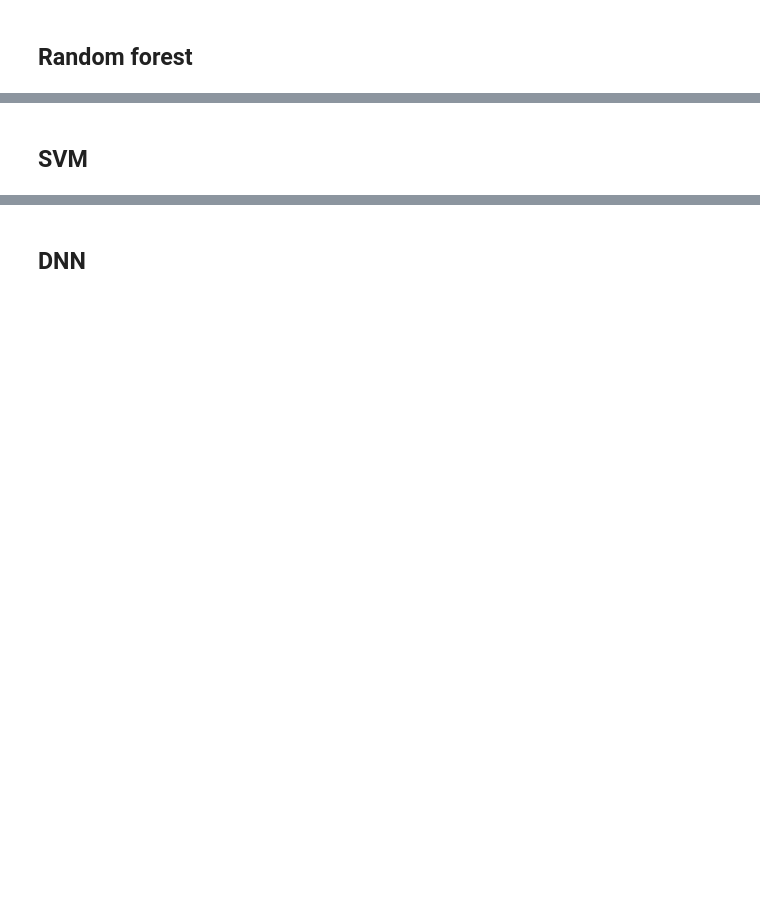
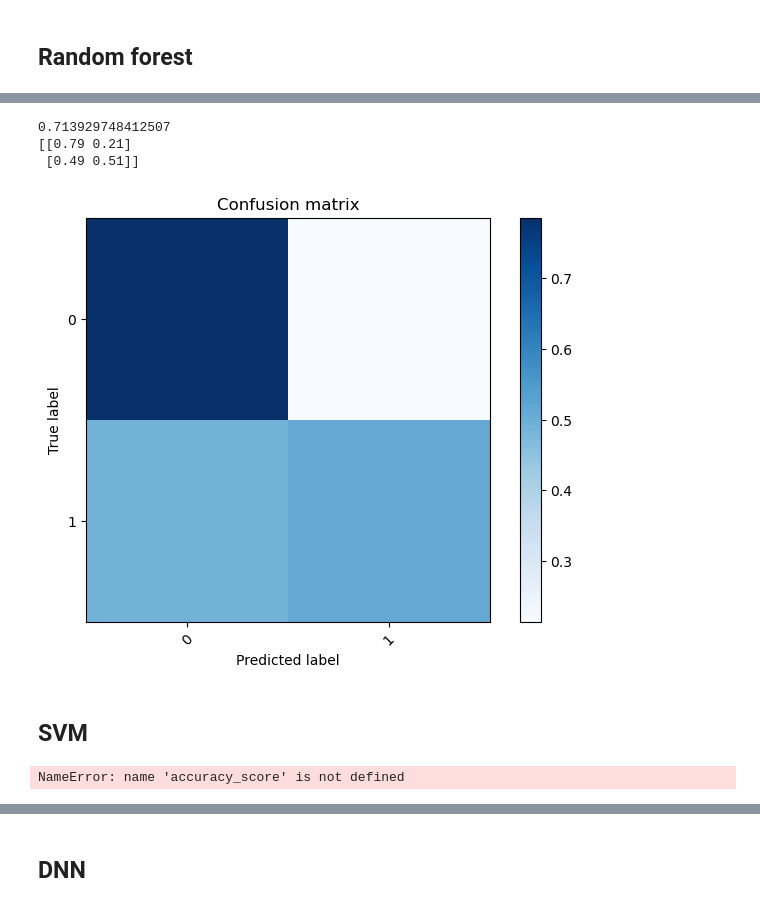
Before and after one commit to jbaezarh/Relational-ML, a Jupyter notebook: notebooks/2_ml_manual_feature_extraction.ipynb, the cells around one changed output, grey strips where cells are left out. Cells and saved outputs as stored; diff of their text form; code cells hidden in the pictures; blank space fills up the shorter version.

```diff
--- a/notebooks/2_ml_manual_feature_extraction.ipynb
+++ b/notebooks/2_ml_manual_feature_extraction.ipynb
@@ -22,3 +50,19 @@ y = target["ml_target"]
 Partición entrenamiento - test
 # %%
 X_train, X_test, y_train, y_test = train_test_split(X, y, test_size=0.33)
+# %%
+from imblearn.over_sampling import SMOTE, ADASYN
+from imblearn.under_sampling import RandomUnderSampler, ClusterCentroids, NearMiss
+from imblearn.combine import SMOTEENN, SMOTETomek
+
+# # X_train_resamp, y_train_resamp = SMOTE().fit_resample(X_train,y_train)
+X_train_oversamp, y_train_oversamp = ADASYN().fit_resample(X_train,y_train)
+
+
+# # X_train_undersamp, y_train_undersamp = RandomUnderSampler().fit_resample(X_train,y_train)
+# # X_train_undersamp, y_train_undersamp = ClusterCentroids().fit_resample(X_train,y_train)
+nm1 = NearMiss(version=1)
+X_train_undersamp, y_train_undersamp = nm1.fit_resample(X_train,y_train)
+
+X_train_samp, y_train_samp = SMOTEENN().fit_resample(X_train,y_train)
+# # X_train_samp, y_train_samp = SMOTETomek().fit_resample(X_train,y_train)
@@ -70,0 +161,2 @@ print(confusion_matrix(y_true= y_test,y_pred=y_pred))
+# %%
+rf = RandomForestClassifier()
@@ -71,2 +170,28 @@ print(confusion_matrix(y_true= y_test,y_pred=y_pred))
+# %%
+y_pred = rf.predict(X_test)
+
+print(accuracy_score(y_true= y_test,y_pred=y_pred))
+confu_mat = confusion_matrix(y_true= y_test,y_pred=y_pred,normalize="true")
+print(confu_mat.round(2))
+plot_confusion_matrix(confu_mat,[0,1])
+# %% [output]
+0.713929748412507
+[[0.79 0.21]
+ [0.49 0.51]]
+[figure, added]
 # %% [markdown]
 ## SVM
+# %%
+svc = SVC()
+
+param_grid = dict(kernel = ["linear", "poly","rbf","sigmoid"] )
+grid = GridSearchCV(svc,param_grid, cv = 2, scoring="accuracy")
+
+grid.fit(X_train_undersamp,y_train_undersamp)
+# svc.fit(X_train_samp,y_train_samp)
+# svc.fit(X_train_oversamp,y_train_oversamp)
+# svc.fit(X_train,y_train)
+
+y_pred = grid.predict(X_test)
+# %% [output]
+NameError: name 'accuracy_score' is not defined
```
Also changed, not shown: parts of 23 cells of this notebook.
